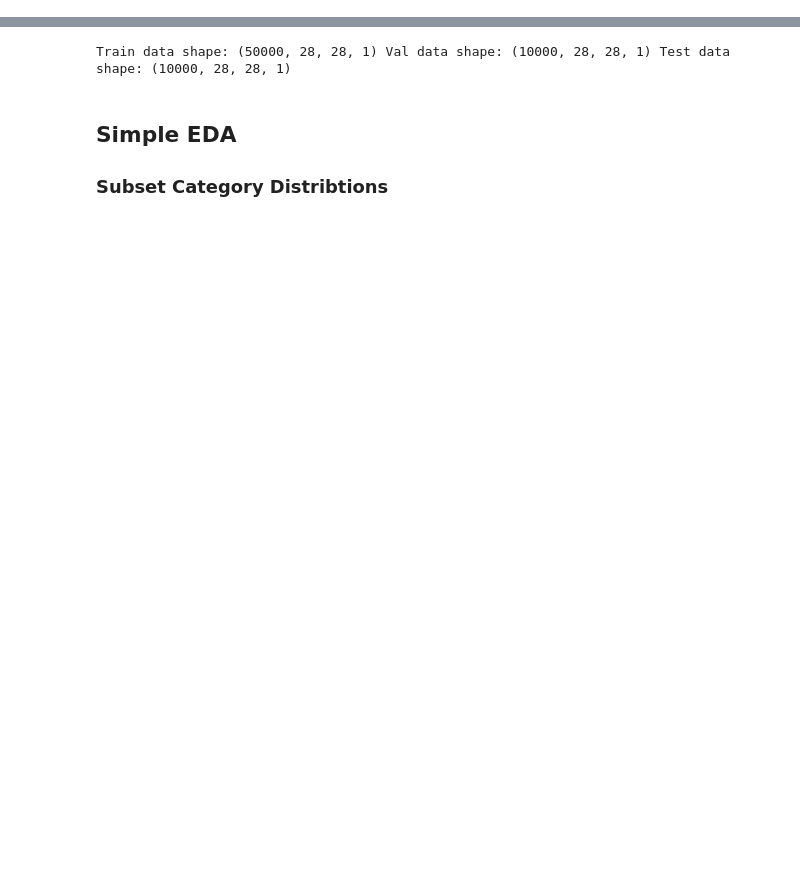
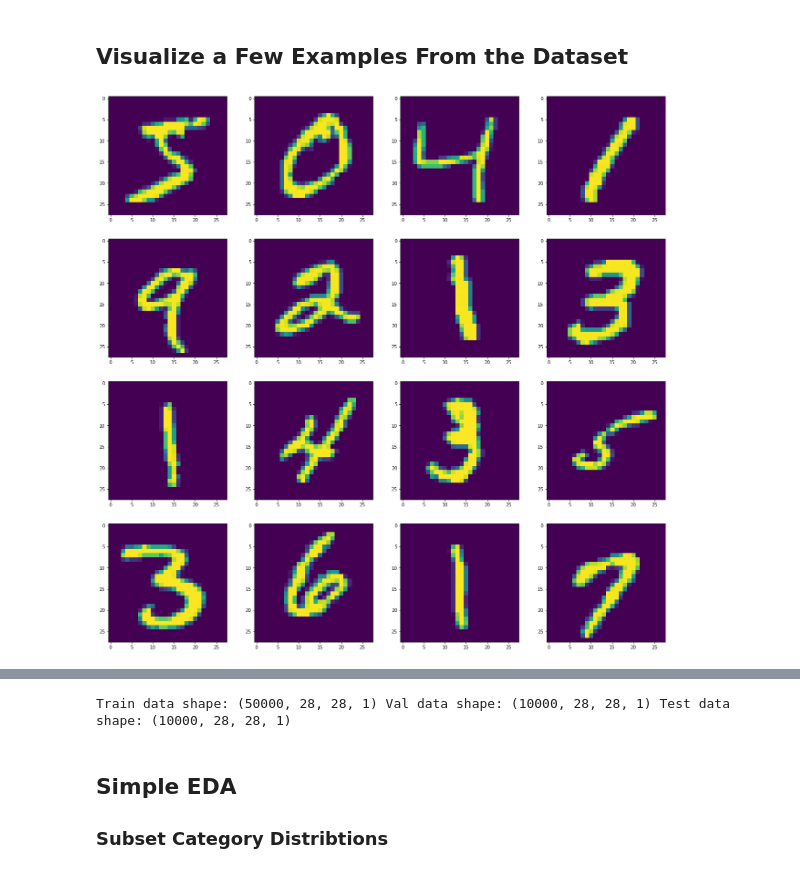
Before and after one commit to kmcguigan1/Deep-Clustering-Technique-Analysis, a Jupyter notebook: 1-Dataset-analysis.ipynb, the cells around one changed output, grey strips where cells are left out. Cells and saved outputs as stored; diff of their text form; code cells hidden in the pictures; blank space fills up the shorter version.

```diff
--- a/1-Dataset-analysis.ipynb
+++ b/1-Dataset-analysis.ipynb
@@ -20,0 +59,10 @@ X_test = X_test.reshape((*X_test.shape, 1))
+# %% [markdown]
+## **Visualize a Few Examples From the Dataset**
+# %%
+ROWS, COLS = 4, 4
+fig, axs = plt.subplots(ROWS,COLS,figsize=(22,22))
+for row in range(ROWS):
+    for col in range(COLS):
+        axs[row,col].imshow(X[(row*COLS)+col,:,:])
+# %% [output]
+[figure, added]
```
Also changed, not shown: parts of 20 cells of this notebook, 22 other files.
